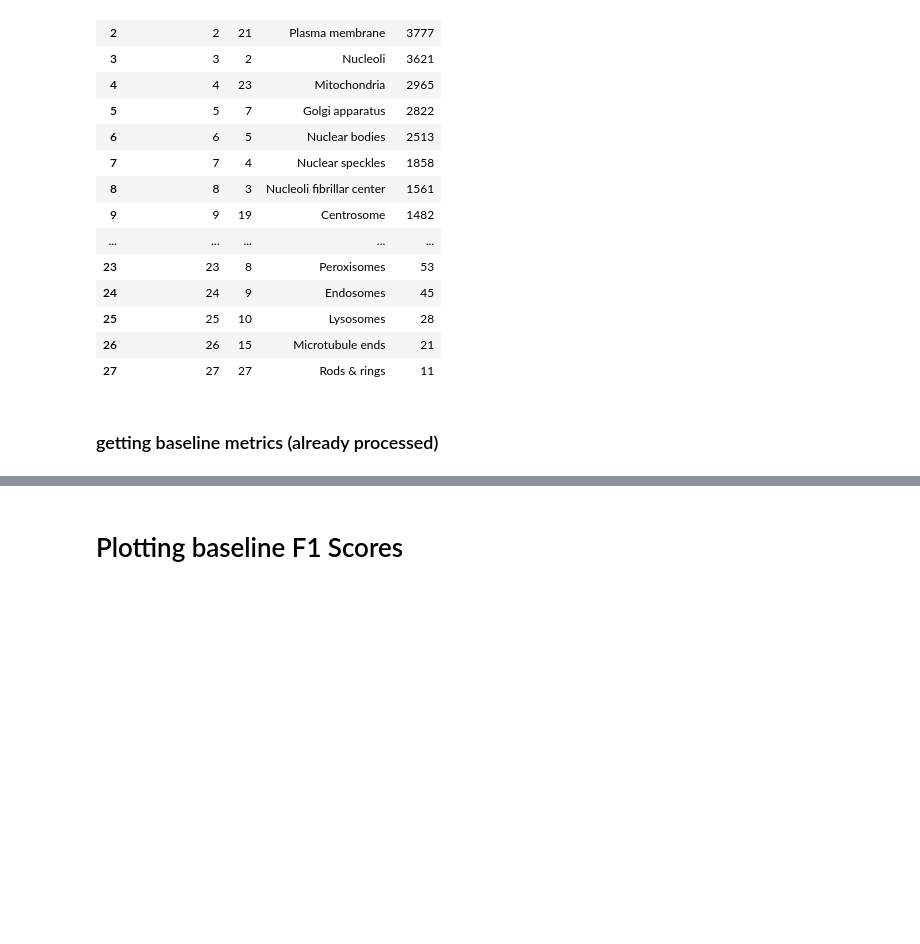
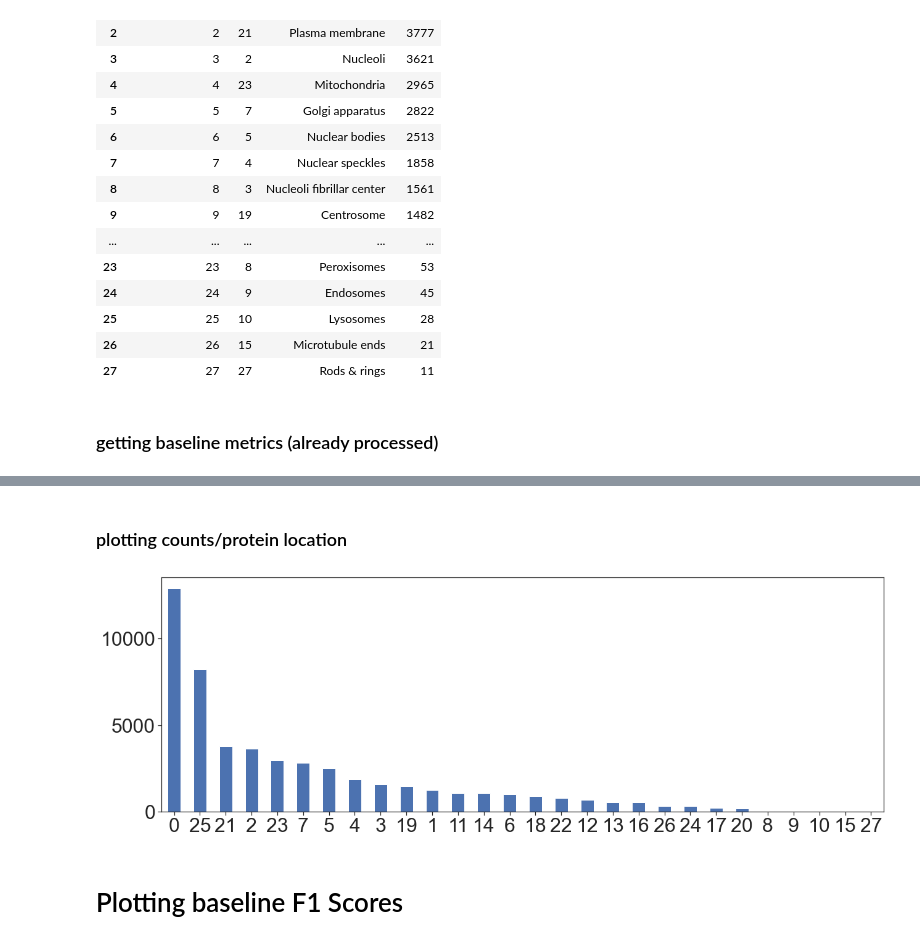
Before and after one commit to reneebrecht/human-protein-atlas-image-classification, a Jupyter notebook: notebooks/Plotting_final_f1_scores.ipynb, the cells around one changed output, grey strips where cells are left out. Cells and saved outputs as stored; diff of their text form; code cells hidden in the pictures; blank space fills up the shorter version.

```diff
--- a/notebooks/Plotting_final_f1_scores.ipynb
+++ b/notebooks/Plotting_final_f1_scores.ipynb
@@ -99,3 +117,14 @@ baseline_metrics
+# %% [markdown]
+### plotting counts/protein location
+# %%
+fig,ax = plt.subplots(figsize=(21,7.))
+
+baseline_metrics.sort_values('count', ascending=False).plot.bar(x='key', y='count', ax=ax)
+ax.set_xlabel('')
+ax.tick_params(axis='both', which='major', labelsize=32, rotation=0)
+ax.get_legend().remove()
+# %% [output]
+[figure, added]
 # %% [markdown]
 # Plotting baseline F1 Scores
 # %%
```
Also changed, not shown: parts of 1 cell of this notebook.
